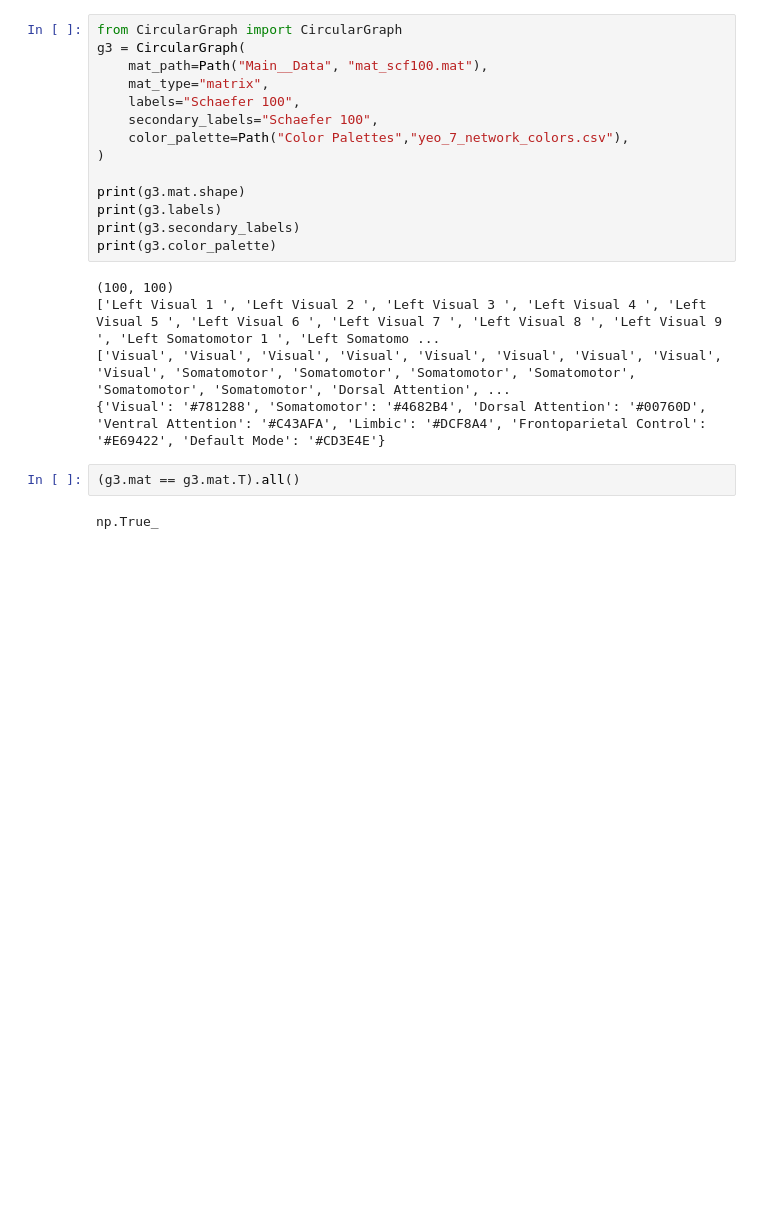
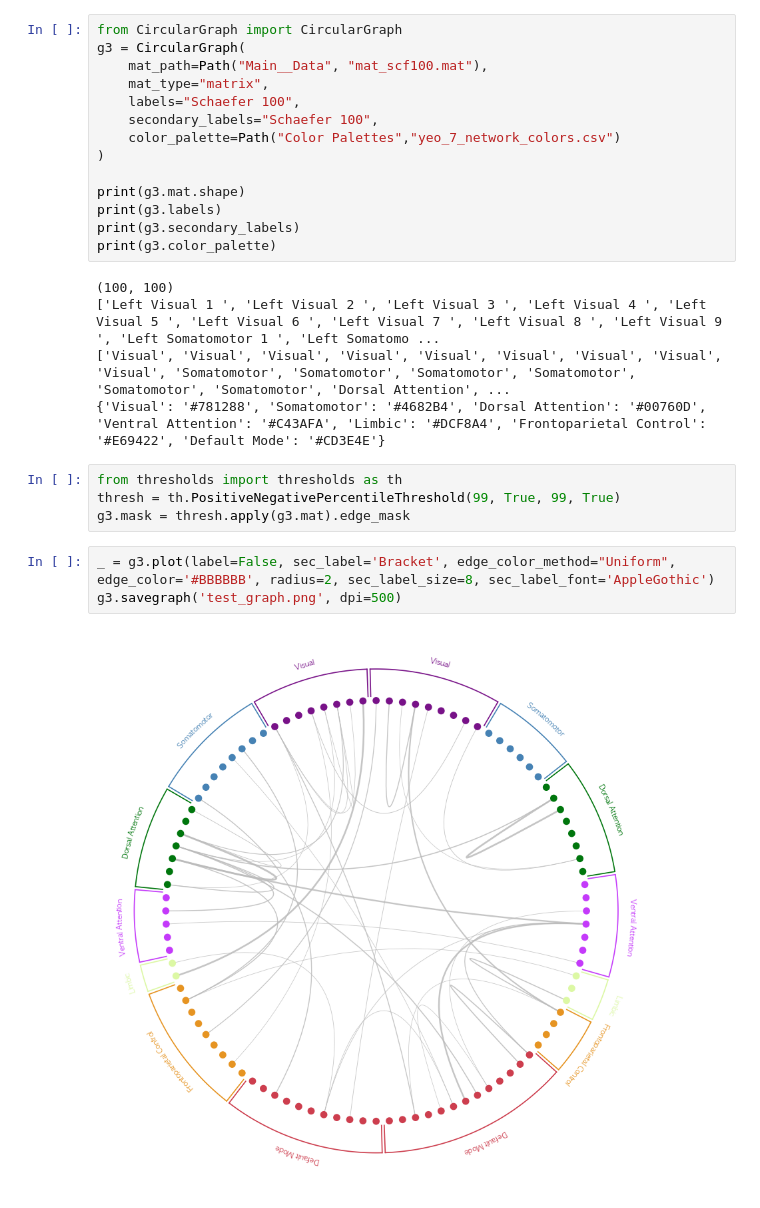
Before and after one commit to guym-code/circular-graphs, a Jupyter notebook: test.ipynb, the cells around one changed output. Saved outputs shown, nothing was run; the diff lists cells and outputs as text; blank space fills up the shorter version.

Commit message:
Hemi-Flip and color adjustments, Bracket fix to split at n/2 by default. Formatting docstring from 'Args' to 'Parameters'. Plotting default value tweaks test notebook adjustments

```diff
--- a/test.ipynb
+++ b/test.ipynb
@@ -49,7 +47,7 @@ g3 = CircularGraph(
     mat_type="matrix",
     labels="Schaefer 100",
     secondary_labels="Schaefer 100",
-    color_palette=Path("Color Palettes","yeo_7_network_colors.csv"),
+    color_palette=Path("Color Palettes","yeo_7_network_colors.csv")
 )
 
 print(g3.mat.shape)
@@ -61,10 +59,15 @@ print(g3.color_palette)
 ['Left Visual 1 ', 'Left Visual 2 ', 'Left Visual 3 ', 'Left Visual 4 ', 'Left Visual 5 ', 'Left Visual 6 ', 'Left Visual 7 ', 'Left Visual 8 ', 'Left Visual 9 ', 'Left Somatomotor 1 ', 'Left Somatomo ...
 ['Visual', 'Visual', 'Visual', 'Visual', 'Visual', 'Visual', 'Visual', 'Visual', 'Visual', 'Somatomotor', 'Somatomotor', 'Somatomotor', 'Somatomotor', 'Somatomotor', 'Somatomotor', 'Dorsal Attention', ...
 {'Visual': '#781288', 'Somatomotor': '#4682B4', 'Dorsal Attention': '#00760D', 'Ventral Attention': '#C43AFA', 'Limbic': '#DCF8A4', 'Frontoparietal Control': '#E69422', 'Default Mode': '#CD3E4E'}
-# %%
-(g3.mat == g3.mat.T).all()
-# %% [output]
-np.True_
+# %%
+from thresholds import thresholds as th
+thresh = th.PositiveNegativePercentileThreshold(99, True, 99, True)
+g3.mask = thresh.apply(g3.mat).edge_mask
+# %%
+_ = g3.plot(label=False, sec_label='Bracket', edge_color_method="Uniform", edge_color='#BBBBBB', radius=2, sec_label_size=8, sec_label_font='AppleGothic')
+g3.savegraph('test_graph.png', dpi=500)
+# %% [output]
+[figure, added]
 # %%
 from CircularGraph import CircularGraph
 g4 = CircularGraph(
```
Also changed, not shown: parts of 6 cells of this notebook, 5 other files.
